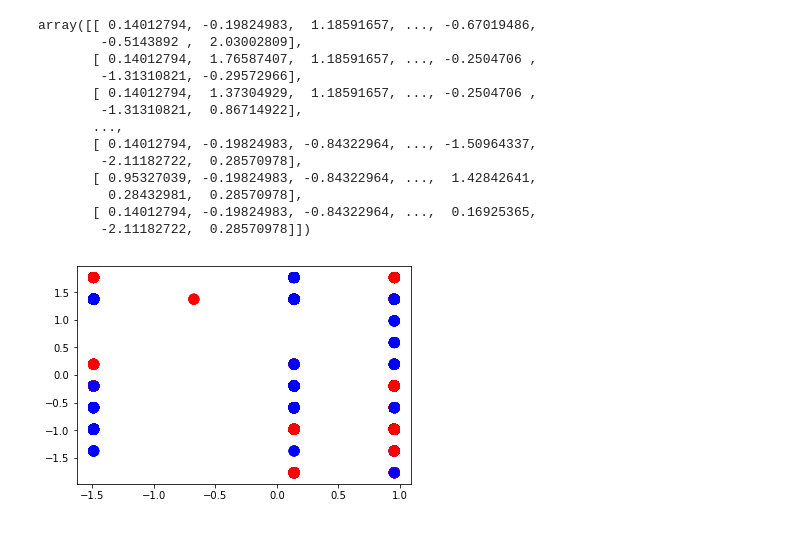
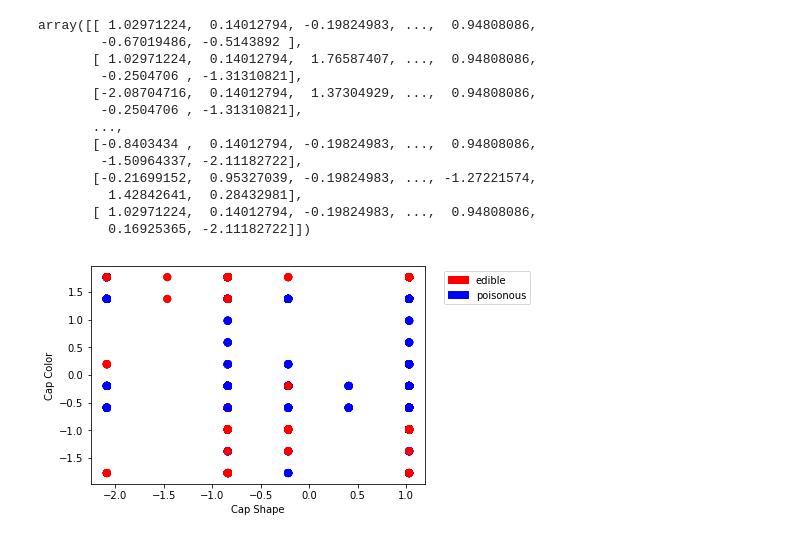
Before and after one commit to seungeun92/MushroomClassification, a Jupyter notebook: Susan/Mushroom_SVM-labelencoder.ipynb, the cells around one changed output. Saved outputs shown, nothing was run; the diff lists cells and outputs as text; code cells hidden in the pictures.

```diff
--- a/Susan/Mushroom_SVM-labelencoder.ipynb
+++ b/Susan/Mushroom_SVM-labelencoder.ipynb
@@ -6,5 +7,5 @@ import numpy as np
 # %%
-csv = 'mushroom_encoder.csv'
+csv = 'mushroom_encoder1.csv'
 mushroom_e = pd.read_csv(csv)
 mushroom_e.head()
 # %% [output]
@@ -54,6 +55,6 @@ data.corr()
 # %%
-X = data.iloc[:,1:22]  # all rows, all the features and no labels
-y = data.iloc[:, 0]  # all rows, label only
+X = mushroom_e.iloc[:,0:20]  # all rows, all the features and no labels
+y = mushroom_e.iloc[:, 21]  # all rows, label only
 # %%
 #Standardize features by removing the mean and scaling to unit variance
 from sklearn.preprocessing import StandardScaler
@@ -61,21 +62,16 @@ scaler = StandardScaler()
 X=scaler.fit_transform(X)
 X
 # %% [output]
-array([[ 0.14012794, -0.19824983,  1.18591657, ..., -0.67019486,
-        -0.5143892 ,  2.03002809],
-       [ 0.14012794,  1.76587407,  1.18591657, ..., -0.2504706 ,
-        -1.31310821, -0.29572966],
-       [ 0.14012794,  1.37304929,  1.18591657, ..., -0.2504706 ,
-        -1.31310821,  0.86714922],
+array([[ 1.02971224,  0.14012794, -0.19824983, ...,  0.94808086,
+        -0.67019486, -0.5143892 ],
+       [ 1.02971224,  0.14012794,  1.76587407, ...,  0.94808086,
+        -0.2504706 , -1.31310821],
+       [-2.08704716,  0.14012794,  1.37304929, ...,  0.94808086,
+        -0.2504706 , -1.31310821],
        ...,
-       [ 0.14012794, -0.19824983, -0.84322964, ..., -1.50964337,
-        -2.11182722,  0.28570978],
-       [ 0.95327039, -0.19824983, -0.84322964, ...,  1.42842641,
-         0.28432981,  0.28570978],
-       [ 0.14012794, -0.19824983, -0.84322964, ...,  0.16925365,
-        -2.11182722,  0.28570978]])
+       [-0.8403434 ,  0.14012794, -0.19824983, ...,  0.94808086,
+        -1.50964337, -2.11182722],
+       [-0.21699152,  0.95327039, -0.19824983, ..., -1.27221574,
+         1.42842641,  0.28432981],
+       [ 1.02971224,  0.14012794, -0.19824983, ...,  0.94808086,
+         0.16925365, -2.11182722]])
-# %%
-plt.scatter(X[:, 0], X[:, 1], c=mushroom_e["class"], s=100, cmap="bwr");
-plt.show()
-# %% [output]
-[figure, removed]
@@ -82,3 +80,13 @@ plt.show()
+# %%
+plt.scatter(X[:, 0], X[:, 2], c=mushroom_e["class"], s=50, cmap="bwr");
+red_patch = mpatches.Patch(color='red', label='edible')
+blue_patch = mpatches.Patch(color='blue', label='poisonous')
+plt.legend(handles=[red_patch, blue_patch], bbox_to_anchor=(1.04,1), loc="upper left")
+plt.xlabel('Cap Shape')
+plt.ylabel('Cap Color')
+plt.show()
+# %% [output]
+[figure, added]
 # %%
 from sklearn.model_selection import train_test_split
 X_train, X_test, y_train, y_test = train_test_split(data, target, random_state=42)
```
Also changed, not shown: parts of 12 cells of this notebook.
